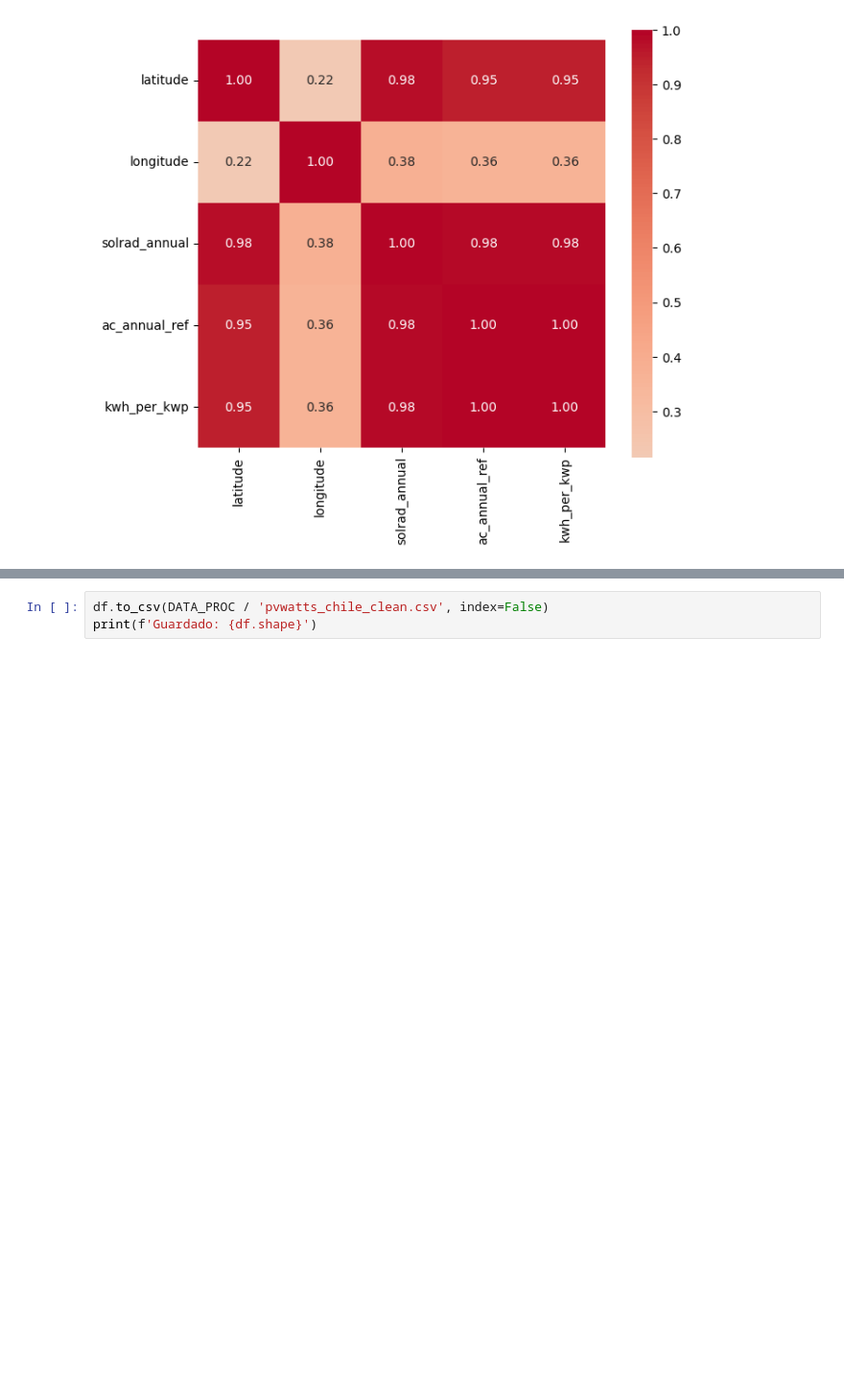
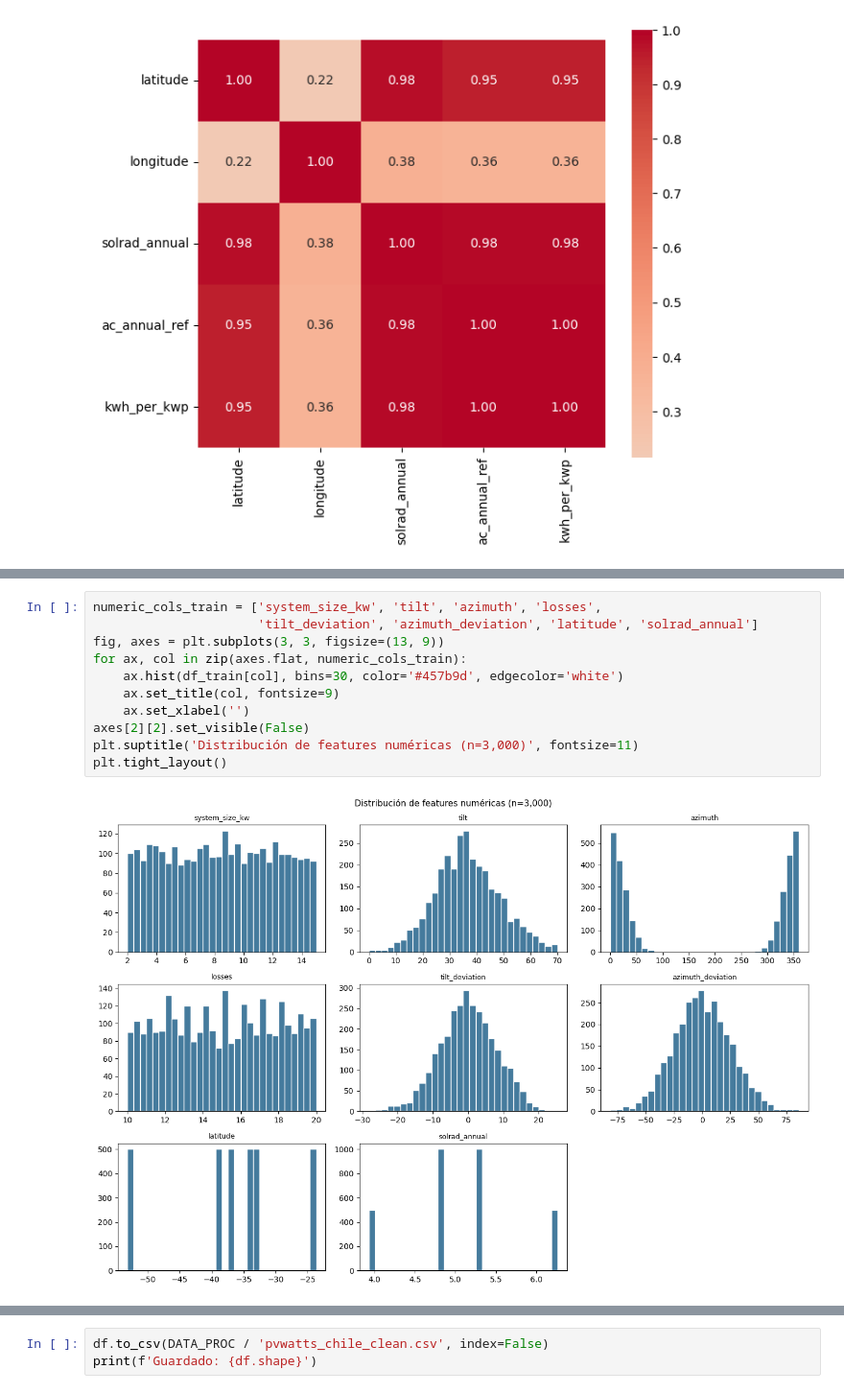
Before and after one commit to JulioPradenas/solar-chile, a Jupyter notebook: notebooks/01_eda.ipynb, the cells around one changed output, grey strips where cells are left out. Shown at 96% size. Drawn from its saved outputs; the diff is of its cells as text; blank space fills up the shorter version.

```diff
--- a/notebooks/01_eda.ipynb
+++ b/notebooks/01_eda.ipynb
@@ -103,0 +155,13 @@ plt.tight_layout()
+# %%
+numeric_cols_train = ['system_size_kw', 'tilt', 'azimuth', 'losses',
+                      'tilt_deviation', 'azimuth_deviation', 'latitude', 'solrad_annual']
+fig, axes = plt.subplots(3, 3, figsize=(13, 9))
+for ax, col in zip(axes.flat, numeric_cols_train):
+    ax.hist(df_train[col], bins=30, color='#457b9d', edgecolor='white')
+    ax.set_title(col, fontsize=9)
+    ax.set_xlabel('')
+axes[2][2].set_visible(False)
+plt.suptitle('Distribución de features numéricas (n=3,000)', fontsize=11)
+plt.tight_layout()
+# %% [output]
+[figure, added]
```
Also changed, not shown: parts of 7 cells of this notebook, 10 other files.
